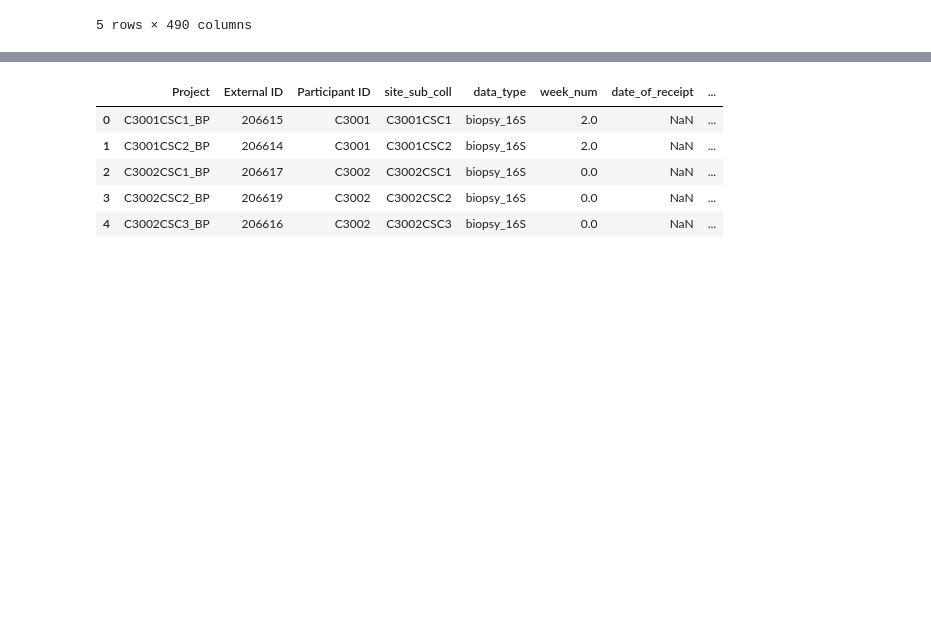
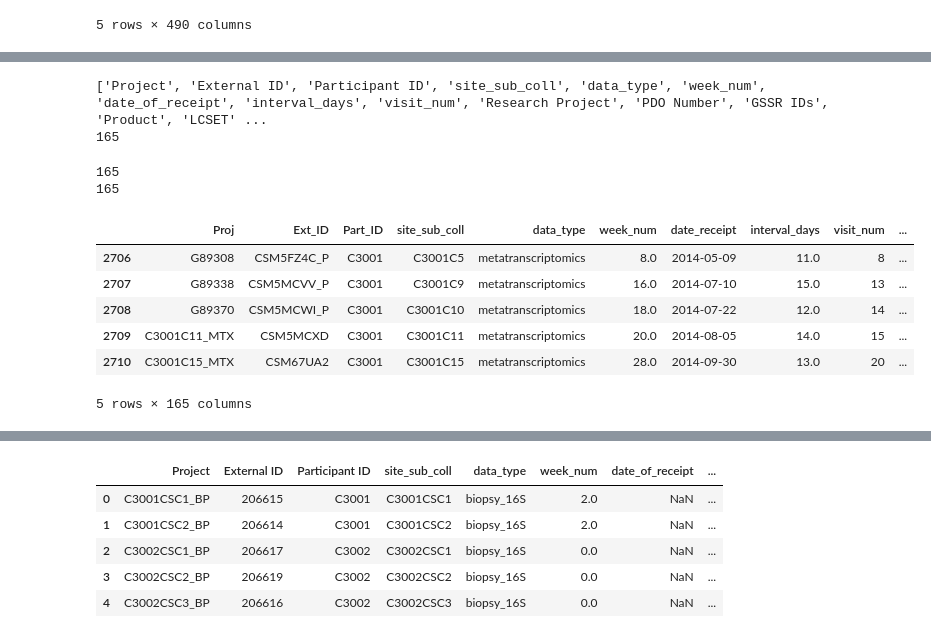
Before and after one commit to dguevaraapaza/Microbiome-Project, a Jupyter notebook: Project_Bioinformatics.ipynb, the cells around one changed output, grey strips where cells are left out. Saved outputs shown, nothing was run; the diff lists cells and outputs as text; code cells hidden in the pictures; blank space fills up the shorter version.

```diff
--- a/Project_Bioinformatics.ipynb
+++ b/Project_Bioinformatics.ipynb
@@ -139,0 +137,32 @@ Name: count, dtype: int64
+# %%
+# trimming empty cols
+temp = metatranscriptomics.isna().sum().to_frame('missing_values').reset_index().rename(columns={'index':'cols'})
+keep = temp.loc[temp['missing_values']!=metatranscriptomics.shape[0]]
+keep.to_csv('fix/metatranscriptomics.csv', index=False)
+old = keep.cols.tolist()
+print(old)
+print(len(old))
+# %% [output]
+['Project', 'External ID', 'Participant ID', 'site_sub_coll', 'data_type', 'week_num', 'date_of_receipt', 'interval_days', 'visit_num', 'Research Project', 'PDO Number', 'GSSR IDs', 'Product', 'LCSET' ...
+165
+# %%
+# Fix labels
+fix_label = pd.read_csv('fix/metatranscriptomics_fix_label.csv')
+new = fix_label.labels.tolist()
+print(len(old))
+print(len(new))
+
+#  split and rename
+metatranscriptomics = metatranscriptomics[old]
+metatranscriptomics = metatranscriptomics.rename(columns=dict(zip(old, new)))
+metatranscriptomics.head()
+# %% [output]
+165
+165
+|  | Proj | Ext_ID | Part_ID | site_sub_coll | data_type | week_num | date_receipt | interval_days | visit_num | ... |
+| 2706 | G89308 | CSM5FZ4C_P | C3001 | C3001C5 | metatranscriptomics | 8.0 | 2014-05-09 | 11.0 | 8 | ... |
+| 2707 | G89338 | CSM5MCVV_P | C3001 | C3001C9 | metatranscriptomics | 16.0 | 2014-07-10 | 15.0 | 13 | ... |
+| 2708 | G89370 | CSM5MCWI_P | C3001 | C3001C10 | metatranscriptomics | 18.0 | 2014-07-22 | 12.0 | 14 | ... |
+| 2709 | C3001C11_MTX | CSM5MCXD | C3001 | C3001C11 | metatranscriptomics | 20.0 | 2014-08-05 | 14.0 | 15 | ... |
+| 2710 | C3001C15_MTX | CSM67UA2 | C3001 | C3001C15 | metatranscriptomics | 28.0 | 2014-09-30 | 13.0 | 20 | ... |
+5 rows × 165 columns
```
Also changed, not shown: parts of 24 cells of this notebook, 7 other files.
